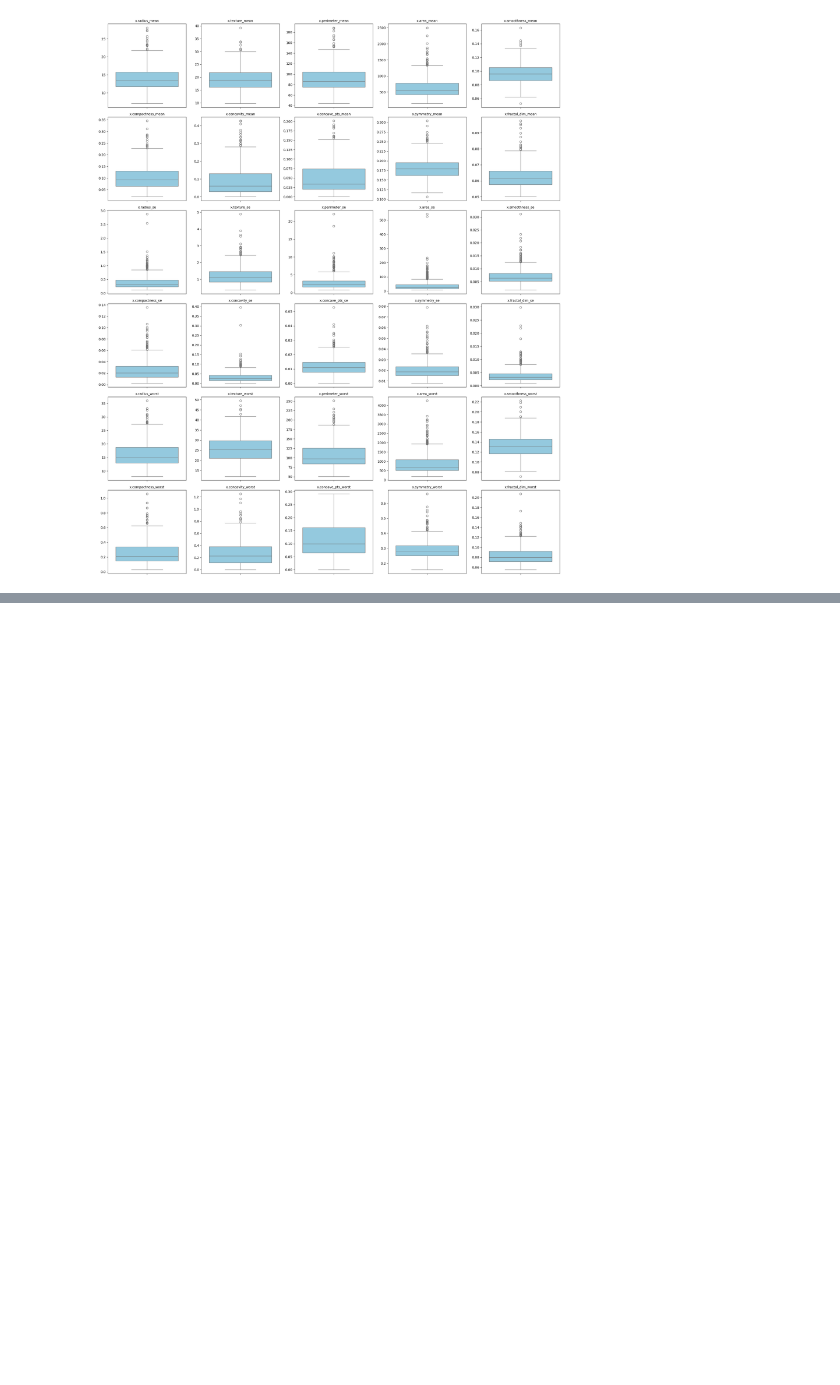
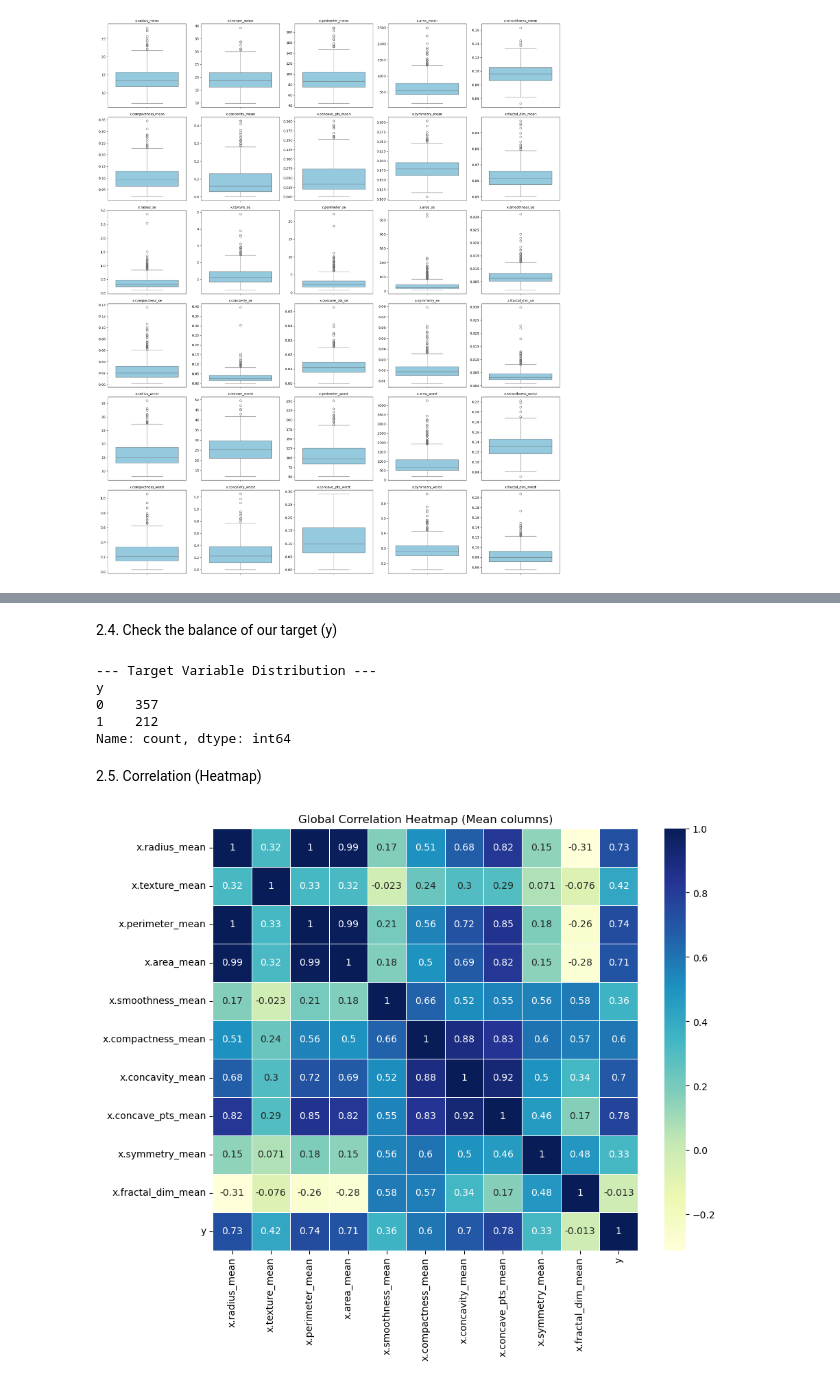
Before and after one commit to lugon36/breast-cancer-diagnosis, a Jupyter notebook: breast_cancer_diagnosis_EDA.ipynb, the cells around one changed output, grey strips where cells are left out. Saved outputs shown, nothing was run; the diff lists cells and outputs as text; code cells hidden in the pictures; blank space fills up the shorter version.

```diff
--- a/breast_cancer_diagnosis_EDA.ipynb
+++ b/breast_cancer_diagnosis_EDA.ipynb
@@ -157,0 +161,2 @@ plt.show()
+# %%
+df_mean = pd.read_csv('brca_clean_mean.csv')
@@ -157,0 +212,25 @@ plt.show()
+# %% [markdown]
+2.4. Check the balance of our target (y)
+# %%
+print("--- Target Variable Distribution ---")
+print(df_mean['y'].value_counts())
+# %% [output]
+--- Target Variable Distribution ---
+y
+0    357
+1    212
+Name: count, dtype: int64
+# %% [markdown]
+2.5. Correlation (Heatmap)
+# %%
+plt.figure(figsize=(10, 8))
+
+# Calculate the correlation matrix for all features
+correlation_matrix_full = df_mean.corr()
+
+# Plot the heatmap
+sns.heatmap(correlation_matrix_full, annot=True, cmap='YlGnBu', linewidths=0.5)
+plt.title('Global Correlation Heatmap (Mean columns)')
+plt.show()
+# %% [output]
+[figure, added]
```
Also changed, not shown: parts of 36 cells of this notebook, 3 other files.
